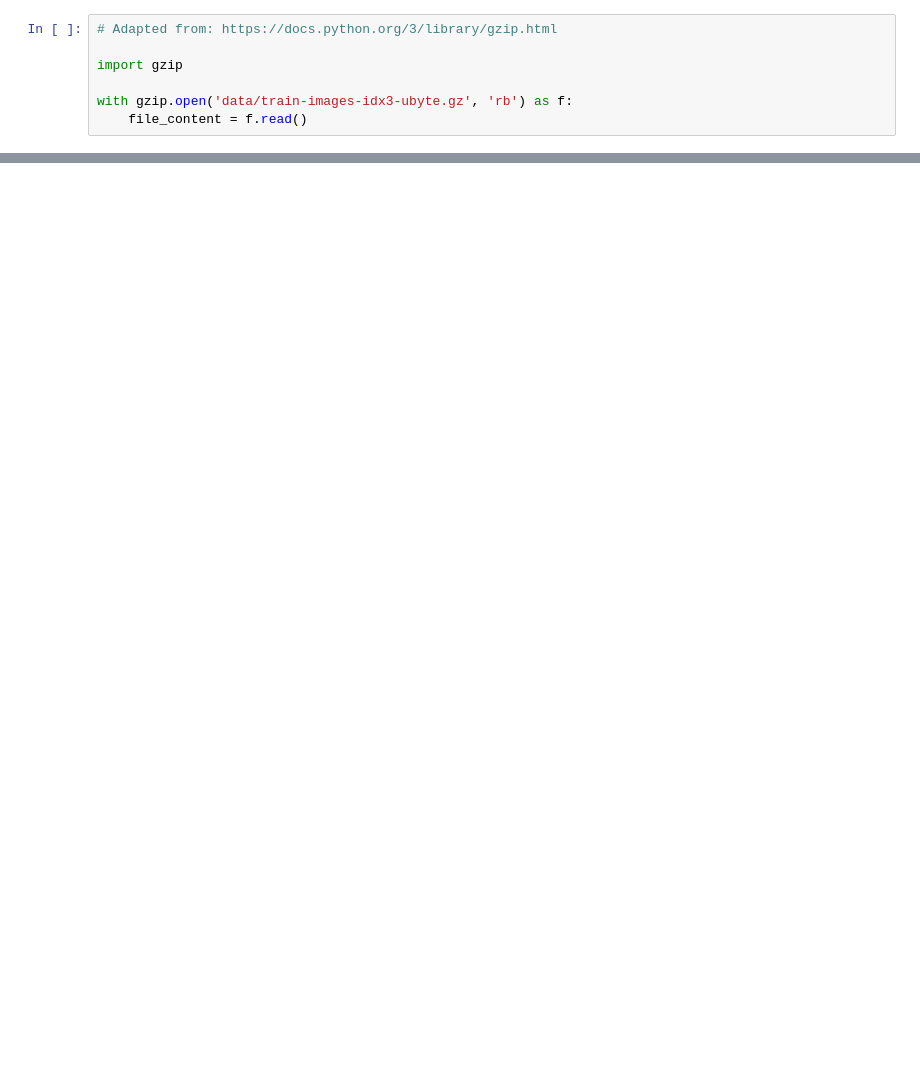
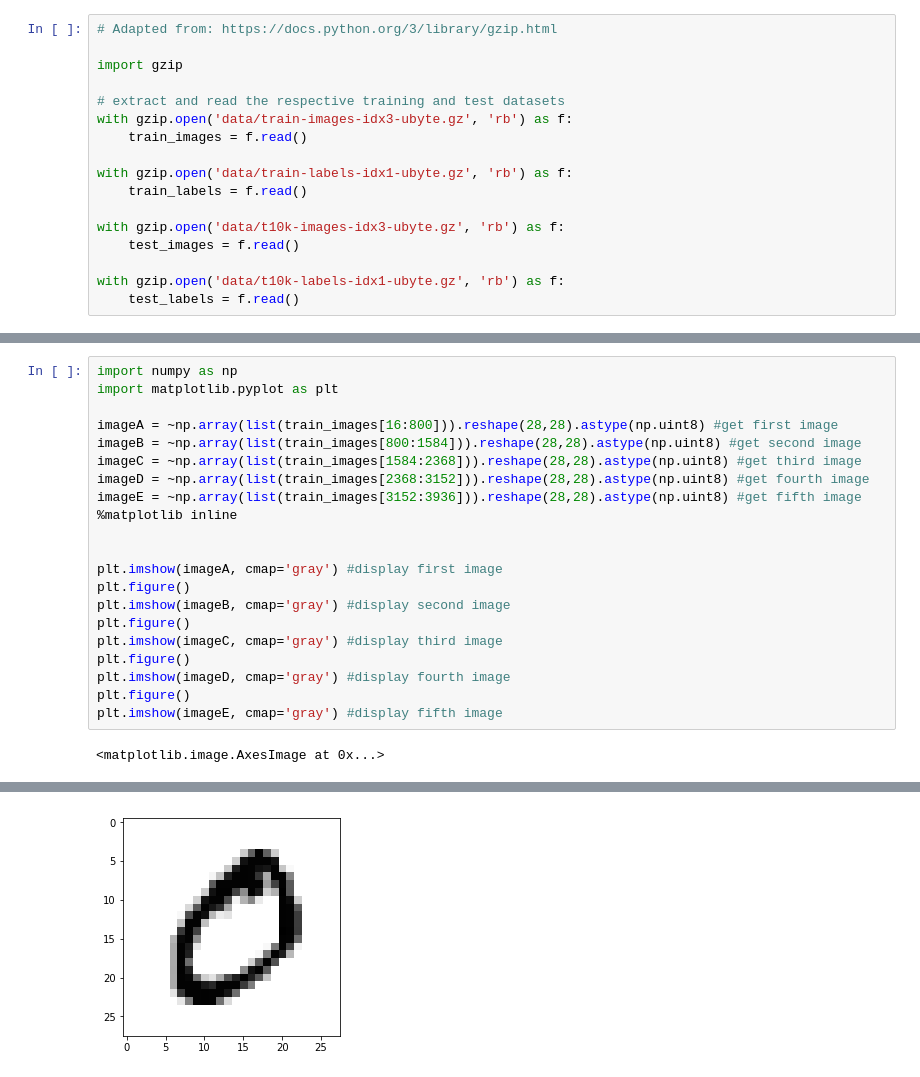
Before and after one commit to yonjeremy/emerging-technologies-assesment, a Jupyter notebook: mnist-dataset.ipynb, the cells around one changed output, grey strips where cells are left out. Drawn from its saved outputs; the diff is of its cells as text; blank space fills up the shorter version.

```diff
--- a/mnist-dataset.ipynb
+++ b/mnist-dataset.ipynb
@@ -7,5 +34,15 @@ http://yann.lecun.com/exdb/mnist/
 
 import gzip
 
+# extract and read the respective training and test datasets
 with gzip.open('data/train-images-idx3-ubyte.gz', 'rb') as f:
-    file_content = f.read()
+    train_images = f.read()
+
+with gzip.open('data/train-labels-idx1-ubyte.gz', 'rb') as f:
+    train_labels = f.read()
+
+with gzip.open('data/t10k-images-idx3-ubyte.gz', 'rb') as f:
+    test_images = f.read()
+
+with gzip.open('data/t10k-labels-idx1-ubyte.gz', 'rb') as f:
+    test_labels = f.read()
@@ -35,0 +128,23 @@ plt.imshow(image, cmap='gray')
+# %%
+import numpy as np
+import matplotlib.pyplot as plt
+
+imageA = ~np.array(list(train_images[16:800])).reshape(28,28).astype(np.uint8) #get first image
+imageB = ~np.array(list(train_images[800:1584])).reshape(28,28).astype(np.uint8) #get second image
+imageC = ~np.array(list(train_images[1584:2368])).reshape(28,28).astype(np.uint8) #get third image
+imageD = ~np.array(list(train_images[2368:3152])).reshape(28,28).astype(np.uint8) #get fourth image
+imageE = ~np.array(list(train_images[3152:3936])).reshape(28,28).astype(np.uint8) #get fifth image
+%matplotlib inline
+
+
+plt.imshow(imageA, cmap='gray') #display first image
+plt.figure()
+plt.imshow(imageB, cmap='gray') #display second image
+plt.figure()
+plt.imshow(imageC, cmap='gray') #display third image
+plt.figure()
+plt.imshow(imageD, cmap='gray') #display fourth image
+plt.figure()
+plt.imshow(imageE, cmap='gray') #display fifth image
+# %% [output]
+<matplotlib.image.AxesImage at 0x...>
@@ -35,0 +152 @@ plt.imshow(image, cmap='gray')
+[figure, added]
```
Also changed, not shown: parts of 23 cells of this notebook, 2 other files.
